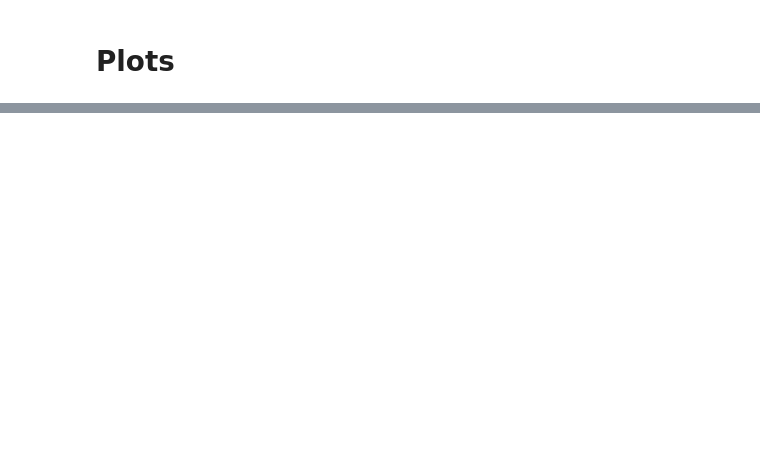
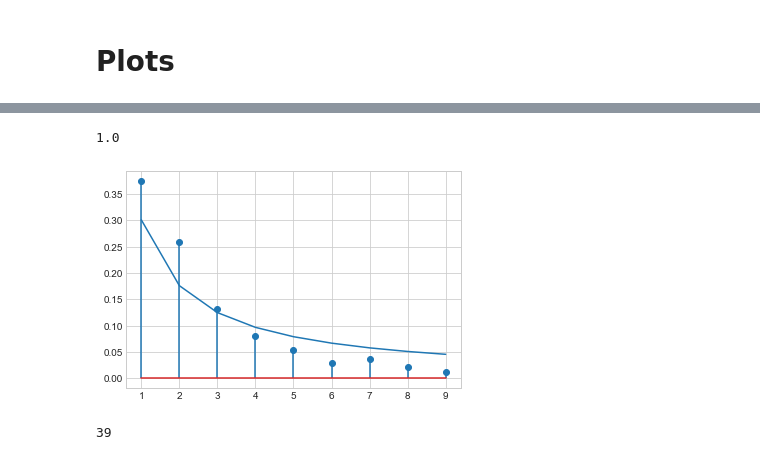
Before and after one commit to robot-love/benford-gan-detection, a Jupyter notebook: benford_gan/main.ipynb, the cells around one changed output, grey strips where cells are left out. Cells and saved outputs as stored; diff of their text form; code cells hidden in the pictures; blank space fills up the shorter version.

```diff
--- a/benford_gan/main.ipynb
+++ b/benford_gan/main.ipynb
@@ -83,0 +157,47 @@ print(mean_squared_error(pmf[:,6,0], pmf_ben))
+# %%
+ds = [d for d in range(10-1)]
+
+def benford_pmf(base):
+    return np.asarray([log(1+1/(d+1), 10) for d in range(base-1)])
+
+def get_dct_fd_pmf(fds: np.ndarray, base: int) -> np.ndarray:
+    """
+
+    Parameters
+    ----------
+    fds: np.ndarray
+        3D array of first digits.
+        Axes:
+        - 0: Image blocks
+        - 1: DCT frequencies
+        - 2: Quantization tables
+    base: int
+        Base of first digits
+
+    Returns
+    -------
+    np.ndarray
+        Probability mass function of all digits in range [0, base-1] for all frequencies and Q tables.
+
+    """
+    ds = [i+0.5 for i in range(base)]
+    shape = (base - 1,  fds.shape[1], fds.shape[2])
+    pmf = np.zeros(shape)
+
+    for i in range(shape[1]):
+        for j in range(shape[2]):
+            pmf[:,i,j] = np.histogram(fds[:,i,j], ds)[0]
+            pmf[:,i,j] = pmf[:,i,j] / sum(pmf[:,i,j])
+
+    return pmf
+# %%
+base = 10
+ds = [d+1 for d in range(10-1)]
+pmf = get_dct_fd_pmf(fds, base)
+pbenf = benford_pmf(10)
+plt.stem(ds, pmf[:,1,0])
+plt.plot(ds, pbenf)
+print(sum(pmf[:,1,0]))
+# %% [output]
+1.0
+[figure, added]
@@ -83,0 +240,4 @@ print(mean_squared_error(pmf[:,6,0], pmf_ben))
+# %%
+len(p_digit)
+# %% [output]
+39
```
Also changed, not shown: parts of 16 cells of this notebook, 2 other files.
